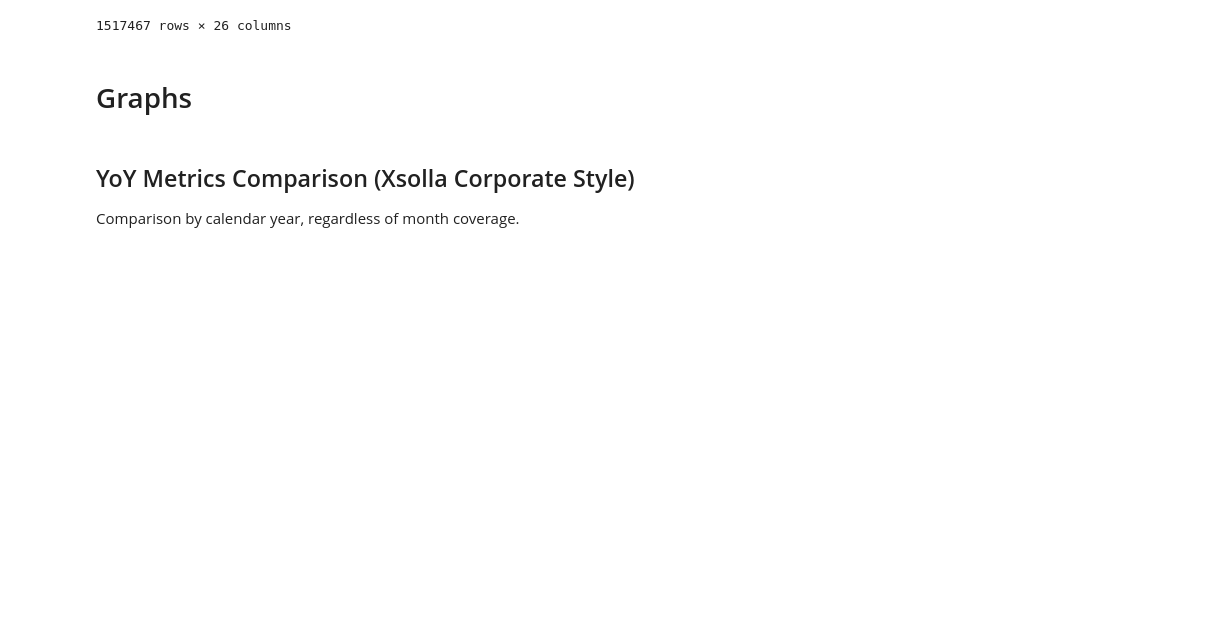
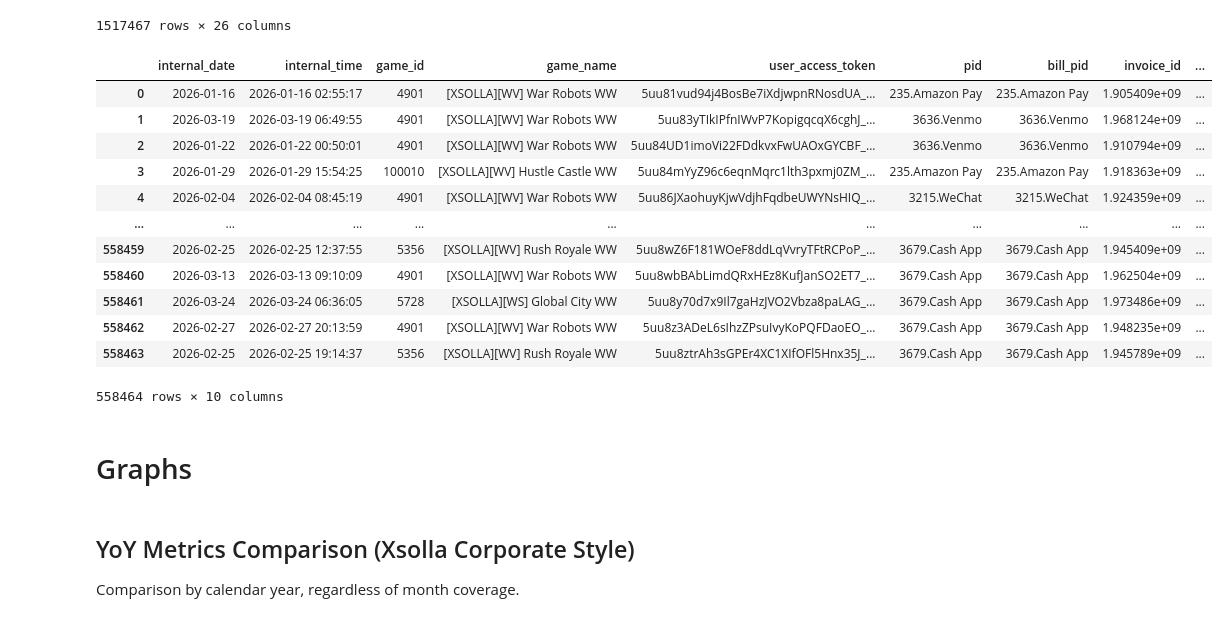
Before and after one commit to LiaminPavel/DS-8478-799928.-My.Games-US-Conversion-Analysis-, a Jupyter notebook: DS-8478_[799928. My.Games] US Conversion Analysis.ipynb, the cells around one changed output. Cells and saved outputs as stored; diff of their text form; code cells hidden in the pictures; blank space fills up the shorter version.

```diff
--- a/DS-8478_[799928. My.Games] US Conversion Analysis.ipynb
+++ b/DS-8478_[799928. My.Games] US Conversion Analysis.ipynb
@@ -62,3 +64,21 @@ display(df_My_Games_errors_data)
 | 1517465 | 2025-07-21 | 5uu8ZfLaBqXni674zWa5QfNQ766BKyLP_... | None | 5uu8ZfLaBqXni674zWa5QfNQ766BKyLP_... | 5uu8ZfLaBqXni674zWa5QfNQ766BKyLP_... | None | ... |
 | 1517466 | 2025-07-21 | 5uu82t7422fw5NZHVwVgrWfXTIC7FqcX_... | None | 5uu82t7422fw5NZHVwVgrWfXTIC7FqcX_... | 5uu82t7422fw5NZHVwVgrWfXTIC7FqcX_... | None | ... |
 1517467 rows × 26 columns
+# %%
+sheet_url = '/Users/p.liamin/Documents/Xsolla Researches/DS-8478_[799928. My.Games] US Conversion Analysis/df_payment_flow_my_games.parquet'
+df_payment_flow_my_games = pd.read_parquet(sheet_url)
+display(df_payment_flow_my_games)
+# %% [output]
+|  | internal_date | internal_time | game_id | game_name | user_access_token | pid | bill_pid | invoice_id | ... |
+| 0 | 2026-01-16 | 2026-01-16 02:55:17 | 4901 | [XSOLLA][WV] War Robots WW | 5uu81vud94j4BosBe7iXdjwpnRNosdUA_... | 235.Amazon Pay | 235.Amazon Pay | 1.905409e+09 | ... |
+| 1 | 2026-03-19 | 2026-03-19 06:49:55 | 4901 | [XSOLLA][WV] War Robots WW | 5uu83yTIkIPfnIWvP7KopigqcqX6cghJ_... | 3636.Venmo | 3636.Venmo | 1.968124e+09 | ... |
+| 2 | 2026-01-22 | 2026-01-22 00:50:01 | 4901 | [XSOLLA][WV] War Robots WW | 5uu84UD1imoVi22FDdkvxFwUAOxGYCBF_... | 3636.Venmo | 3636.Venmo | 1.910794e+09 | ... |
+| 3 | 2026-01-29 | 2026-01-29 15:54:25 | 100010 | [XSOLLA][WV] Hustle Castle WW | 5uu84mYyZ96c6eqnMqrc1lth3pxmj0ZM_... | 235.Amazon Pay | 235.Amazon Pay | 1.918363e+09 | ... |
+| 4 | 2026-02-04 | 2026-02-04 08:45:19 | 4901 | [XSOLLA][WV] War Robots WW | 5uu86JXaohuyKjwVdjhFqdbeUWYNsHIQ_... | 3215.WeChat | 3215.WeChat | 1.924359e+09 | ... |
+| ... | ... | ... | ... | ... | ... | ... | ... | ... | ... |
+| 558459 | 2026-02-25 | 2026-02-25 12:37:55 | 5356 | [XSOLLA][WV] Rush Royale WW | 5uu8wZ6F181WOeF8ddLqVvryTFtRCPoP_... | 3679.Cash App | 3679.Cash App | 1.945409e+09 | ... |
+| 558460 | 2026-03-13 | 2026-03-13 09:10:09 | 4901 | [XSOLLA][WV] War Robots WW | 5uu8wbBAbLimdQRxHEz8KufJanSO2ET7_... | 3679.Cash App | 3679.Cash App | 1.962504e+09 | ... |
+| 558461 | 2026-03-24 | 2026-03-24 06:36:05 | 5728 | [XSOLLA][WS] Global City WW | 5uu8y70d7x9Il7gaHzJVO2Vbza8paLAG_... | 3679.Cash App | 3679.Cash App | 1.973486e+09 | ... |
+| 558462 | 2026-02-27 | 2026-02-27 20:13:59 | 4901 | [XSOLLA][WV] War Robots WW | 5uu8z3ADeL6sIhzZPsuIvyKoPQFDaoEO_... | 3679.Cash App | 3679.Cash App | 1.948235e+09 | ... |
+| 558463 | 2026-02-25 | 2026-02-25 19:14:37 | 5356 | [XSOLLA][WV] Rush Royale WW | 5uu8ztrAh3sGPEr4XC1XIfOFl5Hnx35J_... | 3679.Cash App | 3679.Cash App | 1.945789e+09 | ... |
+558464 rows × 10 columns
```
Also changed, not shown: parts of 4 cells of this notebook, 5 other files.
